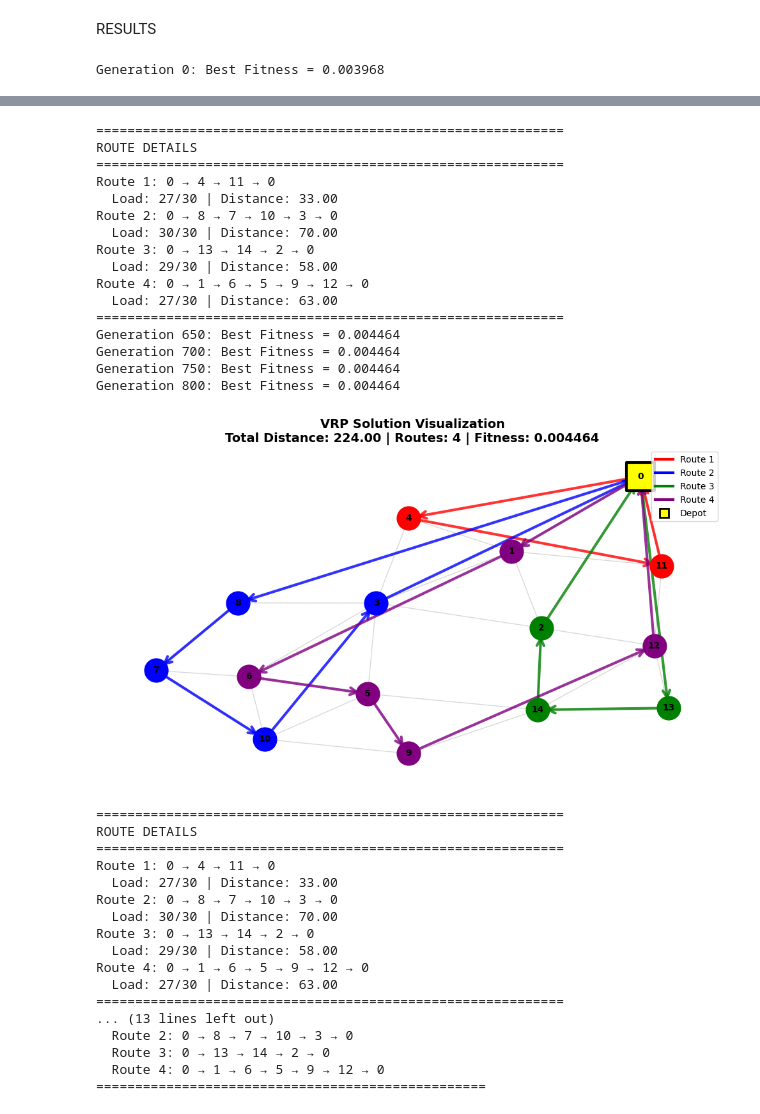
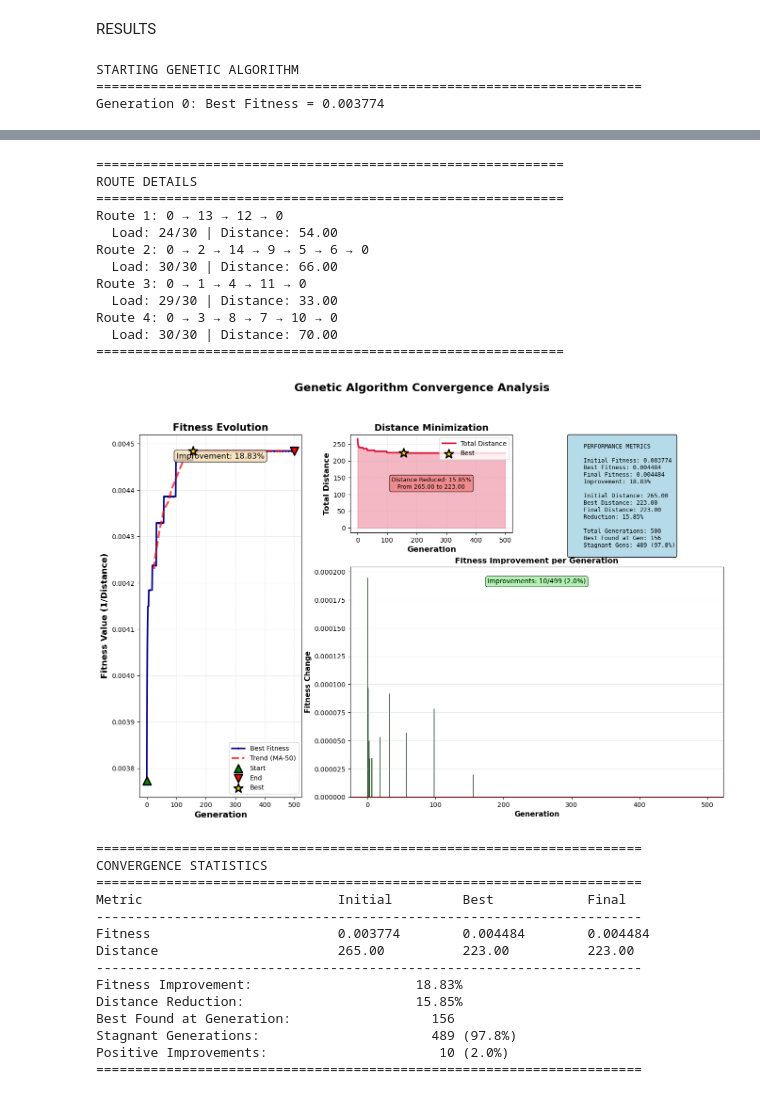
Before and after one commit to jasonkmrkn/genetic-algorithm-implementation-on-vrp, a Jupyter notebook: genetic_vrp.ipynb, the cells around one changed output, grey strips where cells are left out. Saved outputs shown, nothing was run; the diff lists cells and outputs as text; code cells hidden in the pictures.

Commit message:
improve chart visualization

```diff
--- a/genetic_vrp.ipynb
+++ b/genetic_vrp.ipynb
@@ -15,7 +15,7 @@ GRAPH REPRESENTATION
 # %%
 POPULATION_SIZE = 1000
 ELITE_COUNT = 10
-MAX_GENERATION = 1000
+MAX_GENERATION = 500
 TOURNAMENT_SIZE = 5
 
 TOTAL_CUSTOMER = 15
@@ -337,6 +477,7 @@ def genetic_algorithm(pop_size: int, elite_count: int, max_gen: int, visualize_e
     best_chrom = None
     best_fitness = 0
     fitness_history = []
+    total_distance_history = []
     snapshots = []
 
     for generation in range(max_gen):
@@ -350,6 +491,9 @@ def genetic_algorithm(pop_size: int, elite_count: int, max_gen: int, visualize_e
 
         fitness_history.append(best_fitness)
 
+        _, distance = decode_chrom(best_chrom)
+        total_distance_history.append(distance)
+
         if generation % 50 == 0:
             print(f"Generation {generation}: Best Fitness = {best_fitness:.6f}")
 
@@ -357,7 +501,8 @@ def genetic_algorithm(pop_size: int, elite_count: int, max_gen: int, visualize_e
             snapshots.append({
                 'generation': generation,
                 'chromosome': best_chrom.copy(),
-                'fitness': best_fitness
+                'fitness': best_fitness,
+                'total-distance': distance
             })
             visualize_routes(best_chrom, G, pos)
 
@@ -374,19 +519,28 @@ def genetic_algorithm(pop_size: int, elite_count: int, max_gen: int, visualize_e
 
         population = new_population
 
-    return best_chrom, best_fitness, fitness_history, snapshots
+    return best_chrom, best_fitness, fitness_history, total_distance_history, snapshots
 # %% [markdown]
 RESULTS
 # %%
-best_chrom, best_fit, history, snapshots = genetic_algorithm(
+print("STARTING GENETIC ALGORITHM")
+print("=" * 70)
+
+best_chrom, best_fit, history, dist_history, snapshots = genetic_algorithm(
     pop_size=POPULATION_SIZE,
     elite_count=ELITE_COUNT,
     max_gen=MAX_GENERATION,
     visualize_every= 200
 )
 
+print("\n" + "=" * 70)
+print("REACHED MAX GEN")
+print("=" * 70)
+
 print_solution(best_chrom)
-plot_convergence(history)
 visualize_routes(best_chrom, G, pos)
+plot_convergence(history, dist_history)
 # %% [output]
-Generation 0: Best Fitness = 0.003968
+STARTING GENETIC ALGORITHM
+======================================================================
+Generation 0: Best Fitness = 0.003774
@@ -445,34 +608,27 @@ Generation 600: Best Fitness = 0.004464
 ============================================================
 ROUTE DETAILS
 ============================================================
-Route 1: 0 → 4 → 11 → 0
-  Load: 27/30 | Distance: 33.00
-Route 2: 0 → 8 → 7 → 10 → 3 → 0
+Route 1: 0 → 13 → 12 → 0
+  Load: 24/30 | Distance: 54.00
+Route 2: 0 → 2 → 14 → 9 → 5 → 6 → 0
+  Load: 30/30 | Distance: 66.00
+Route 3: 0 → 1 → 4 → 11 → 0
+  Load: 29/30 | Distance: 33.00
+Route 4: 0 → 3 → 8 → 7 → 10 → 0
   Load: 30/30 | Distance: 70.00
-Route 3: 0 → 13 → 14 → 2 → 0
-  Load: 29/30 | Distance: 58.00
-Route 4: 0 → 1 → 6 → 5 → 9 → 12 → 0
-  Load: 27/30 | Distance: 63.00
 ============================================================
-Generation 650: Best Fitness = 0.004464
-Generation 700: Best Fitness = 0.004464
-Generation 750: Best Fitness = 0.004464
-Generation 800: Best Fitness = 0.004464
-[figure, old version]
+[figure, new version]
-============================================================
-ROUTE DETAILS
-============================================================
-Route 1: 0 → 4 → 11 → 0
-  Load: 27/30 | Distance: 33.00
-Route 2: 0 → 8 → 7 → 10 → 3 → 0
-  Load: 30/30 | Distance: 70.00
-Route 3: 0 → 13 → 14 → 2 → 0
-  Load: 29/30 | Distance: 58.00
-Route 4: 0 → 1 → 6 → 5 → 9 → 12 → 0
-  Load: 27/30 | Distance: 63.00
-============================================================
-... (13 lines left out)
-  Route 2: 0 → 8 → 7 → 10 → 3 → 0
-  Route 3: 0 → 13 → 14 → 2 → 0
-  Route 4: 0 → 1 → 6 → 5 → 9 → 12 → 0
-==================================================
+======================================================================
+CONVERGENCE STATISTICS
+======================================================================
+Metric                         Initial         Best            Final
+----------------------------------------------------------------------
+Fitness                        0.003774        0.004484        0.004484
+Distance                       265.00          223.00          223.00
+----------------------------------------------------------------------
+Fitness Improvement:                     18.83%
+Distance Reduction:                      15.85%
+Best Found at Generation:                  156
+Stagnant Generations:                      489 (97.8%)
+Positive Improvements:                      10 (2.0%)
+======================================================================
```
Also changed, not shown: parts of 2 cells of this notebook.
